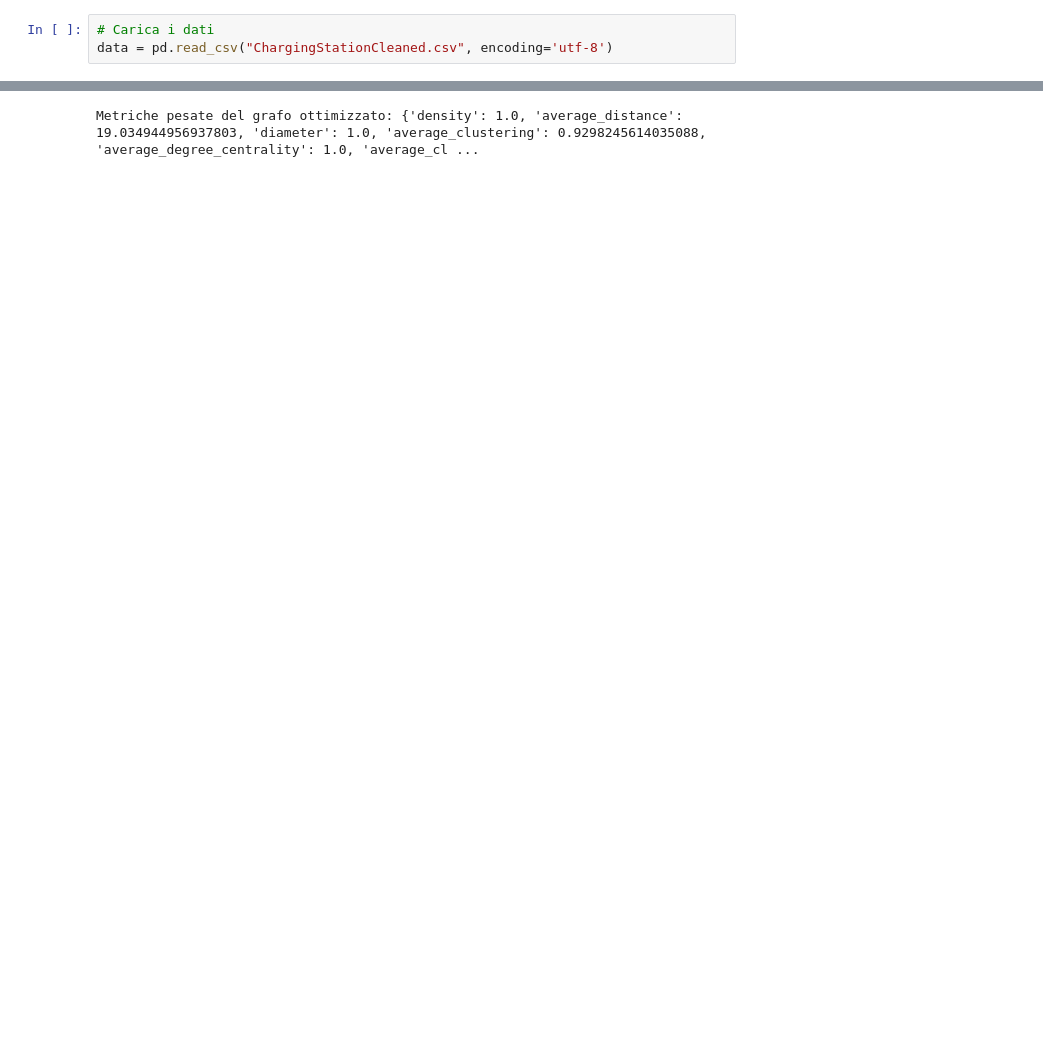
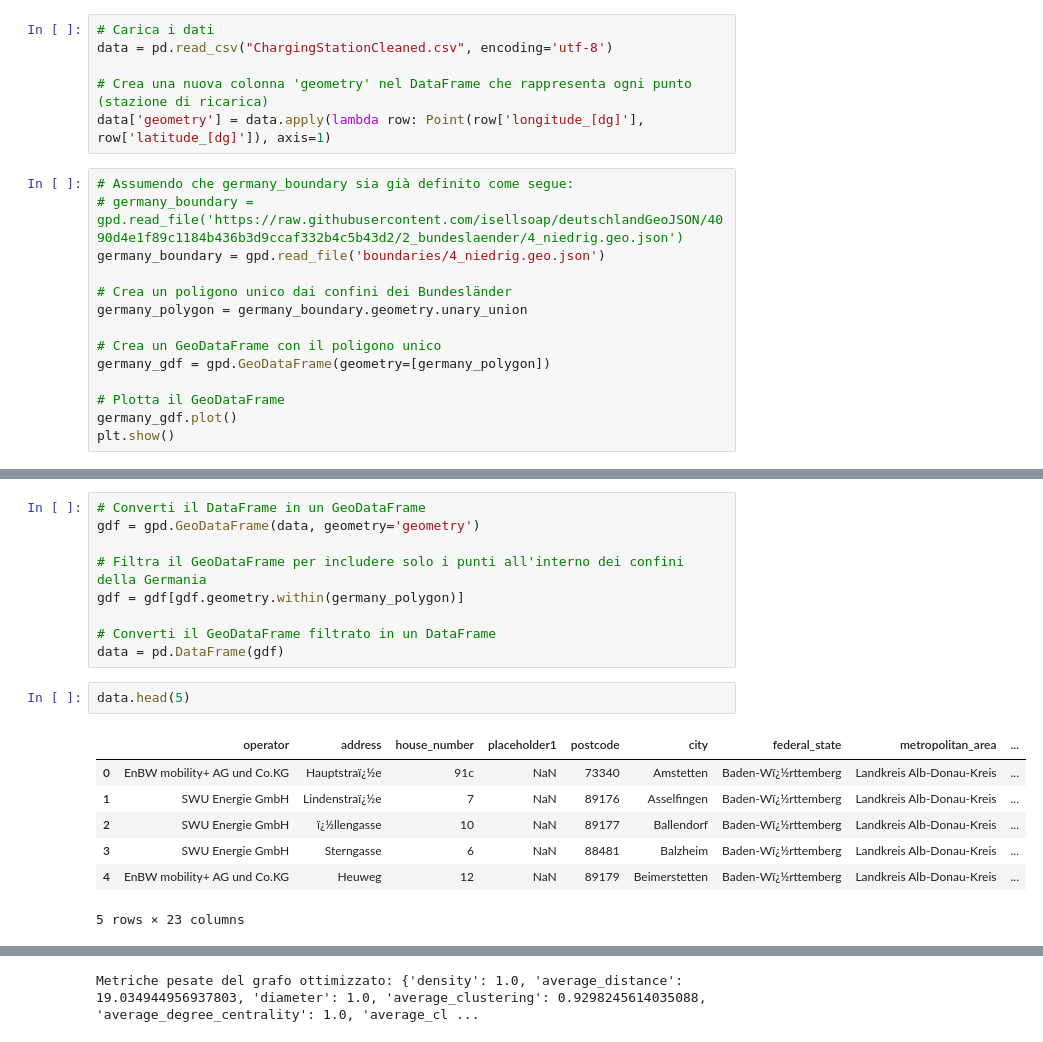
Before and after one commit to GiovanniFilomeno/DataAnalytics_Thesis, a Jupyter notebook: analysis.ipynb, the cells around one changed output, grey strips where cells are left out. Cells and saved outputs as stored; diff of their text form; blank space fills up the shorter version.

```diff
--- a/analysis.ipynb
+++ b/analysis.ipynb
@@ -20,3 +27,20 @@ for year in years:
 # %%
 # Carica i dati
 data = pd.read_csv("ChargingStationCleaned.csv", encoding='utf-8')
+
+# Crea una nuova colonna 'geometry' nel DataFrame che rappresenta ogni punto (stazione di ricarica)
+data['geometry'] = data.apply(lambda row: Point(row['longitude_[dg]'], row['latitude_[dg]']), axis=1)
+# %%
+# Assumendo che germany_boundary sia già definito come segue:
+# germany_boundary = gpd.read_file('https://raw.githubusercontent.com/isellsoap/deutschlandGeoJSON/4090d4e1f89c1184b436b3d9ccaf332b4c5b43d2/2_bundeslaender/4_niedrig.geo.json')
+germany_boundary = gpd.read_file('boundaries/4_niedrig.geo.json')
+
+# Crea un poligono unico dai confini dei Bundesländer
+germany_polygon = germany_boundary.geometry.unary_union
+
+# Crea un GeoDataFrame con il poligono unico
+germany_gdf = gpd.GeoDataFrame(geometry=[germany_polygon])
+
+# Plotta il GeoDataFrame
+germany_gdf.plot()
+plt.show()
@@ -23,3 +49,22 @@ data = pd.read_csv("ChargingStationCleaned.csv", encoding='utf-8')
+# %%
+# Converti il DataFrame in un GeoDataFrame
+gdf = gpd.GeoDataFrame(data, geometry='geometry')
+
+# Filtra il GeoDataFrame per includere solo i punti all'interno dei confini della Germania
+gdf = gdf[gdf.geometry.within(germany_polygon)]
+
+# Converti il GeoDataFrame filtrato in un DataFrame
+data = pd.DataFrame(gdf)
+# %%
+data.head(5)
+# %% [output]
+|  | operator | address | house_number | placeholder1 | postcode | city | federal_state | metropolitan_area | ... |
+| 0 | EnBW mobility+ AG und Co.KG | Hauptstraï¿½e | 91c | NaN | 73340 | Amstetten | Baden-Wï¿½rttemberg | Landkreis Alb-Donau-Kreis | ... |
+| 1 | SWU Energie GmbH | Lindenstraï¿½e | 7 | NaN | 89176 | Asselfingen | Baden-Wï¿½rttemberg | Landkreis Alb-Donau-Kreis | ... |
+| 2 | SWU Energie GmbH | ï¿½llengasse | 10 | NaN | 89177 | Ballendorf | Baden-Wï¿½rttemberg | Landkreis Alb-Donau-Kreis | ... |
+| 3 | SWU Energie GmbH | Sterngasse | 6 | NaN | 88481 | Balzheim | Baden-Wï¿½rttemberg | Landkreis Alb-Donau-Kreis | ... |
+| 4 | EnBW mobility+ AG und Co.KG | Heuweg | 12 | NaN | 89179 | Beimerstetten | Baden-Wï¿½rttemberg | Landkreis Alb-Donau-Kreis | ... |
+5 rows × 23 columns
 # %%
 def calculate_metrics(graph):
     metrics = {}
```
Also changed, not shown: parts of 8 cells of this notebook, 2 other files.
